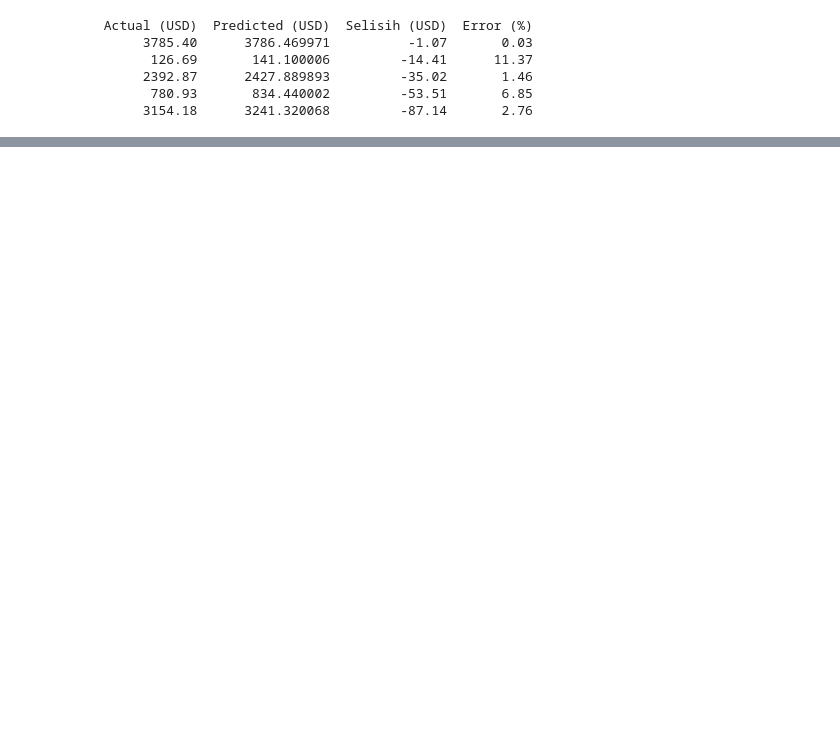
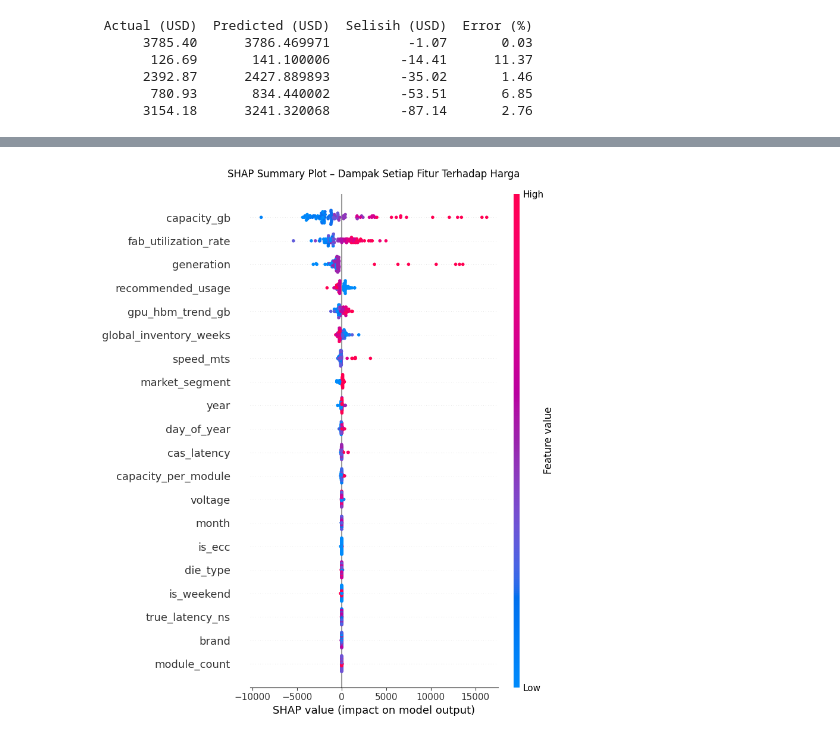
Before and after one commit to FelliAs/prediksi-harga-ram, a Jupyter notebook: prediksi_harga_ram.ipynb, the cells around one changed output, grey strips where cells are left out. Drawn from its saved outputs; the diff is of its cells as text; code cells hidden in the pictures; blank space fills up the shorter version.

Commit message:
refactor: improve analysis narratives and deployment SHAP interpretation

```diff
--- a/prediksi_harga_ram.ipynb
+++ b/prediksi_harga_ram.ipynb
@@ -706,0 +709,16 @@ SHAP tidak tersedia: could not convert string to float: '[4.63995E3]'
+# %%
+import shap
+
+# Inisialisasi explainer untuk XGBoost Random Forest
+explainer = shap.Explainer(best_rf.predict, X_test.iloc[:100])
+shap_sample = X_test.iloc[:100] # Ambil 300 sampel
+explanation = explainer(shap_sample)
+shap_vals = explanation.values
+
+# 1. SHAP Summary Plot
+plt.figure(figsize=(10, 7))
+shap.summary_plot(shap_vals, shap_sample, feature_names=X.columns.tolist(), show=False)
+plt.title('SHAP Summary Plot – Dampak Setiap Fitur Terhadap Harga', pad=20)
+plt.tight_layout(); plt.show()
+# %% [output]
+[figure, added]
```
Also changed, not shown: parts of 17 cells of this notebook.
